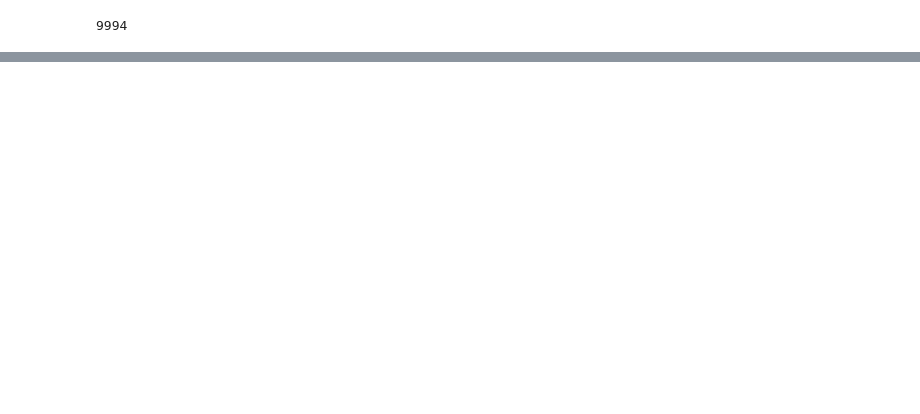
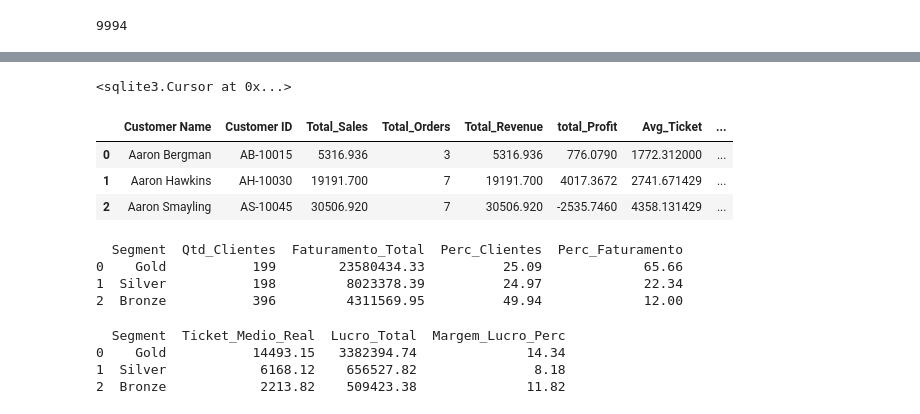
Before and after one commit to HyegoJarllys/DATA-PROJECT, a Jupyter notebook: sql-practice/Pipeline9.ipynb, the cells around one changed output, grey strips where cells are left out. Drawn from its saved outputs; the diff is of its cells as text; code cells hidden in the pictures; blank space fills up the shorter version.

```diff
--- a/sql-practice/Pipeline9.ipynb
+++ b/sql-practice/Pipeline9.ipynb
@@ -331,0 +300,69 @@ Name: sum, dtype: float64
+# %%
+#agora vamos criar a segmentação de clientes com base na receita total
+query = '''
+create view customer_segment as
+select *,
+       case
+           when Total_Revenue >= 57484 then 'Gold'
+           when Total_Revenue >= 27018 then 'Silver'
+           else 'Bronze'
+       end as Segment
+from customer_agg
+'''
+conn.execute(query)
+# %% [output]
+<sqlite3.Cursor at 0x...>
+# %%
+# Criando a view customer_segment com a segmentação baseada na receita total
+query='''
+select *
+from customer_segment
+'''
+customer_segment = pd.read_sql(query, conn)
+customer_segment.head(3)
+# %% [output]
+|  | Customer Name | Customer ID | Total_Sales | Total_Orders | Total_Revenue | total_Profit | Avg_Ticket | ... |
+| 0 | Aaron Bergman | AB-10015 | 5316.936 | 3 | 5316.936 | 776.0790 | 1772.312000 | ... |
+| 1 | Aaron Hawkins | AH-10030 | 19191.700 | 7 | 19191.700 | 4017.3672 | 2741.671429 | ... |
+| 2 | Aaron Smayling | AS-10045 | 30506.920 | 7 | 30506.920 | -2535.7460 | 4358.131429 | ... |
+# %%
+#visão de Pareto para entender a concentração de receita por segmento
+query_pareto = '''
+SELECT
+    Segment,
+    COUNT(*) AS Qtd_Clientes,
+    ROUND(SUM(Total_Revenue), 2) AS Faturamento_Total,
+    ROUND(CAST(COUNT(*) AS FLOAT) / (SELECT COUNT(*) FROM customer_segment) * 100, 2) AS Perc_Clientes,
+    ROUND(SUM(Total_Revenue) / (SELECT SUM(Total_Revenue) FROM customer_segment) * 100, 2) AS Perc_Faturamento
+FROM customer_segment
+GROUP BY Segment
+ORDER BY Faturamento_Total DESC
+'''
+
+df_pareto = pd.read_sql(query_pareto, conn)
+print(df_pareto)
+# %% [output]
+  Segment  Qtd_Clientes  Faturamento_Total  Perc_Clientes  Perc_Faturamento
+0    Gold           199        23580434.33          25.09             65.66
+1  Silver           198         8023378.39          24.97             22.34
+2  Bronze           396         4311569.95          49.94             12.00
+# %%
+# Análise do ticket médio, lucro total e margem de lucro por segmento
+query_financeiro = '''
+SELECT
+    Segment,
+    ROUND(AVG(Avg_Ticket), 2) AS Ticket_Medio_Real,
+    ROUND(SUM(total_Profit), 2) AS Lucro_Total,
+    ROUND((SUM(total_Profit) / SUM(Total_Revenue)) * 100, 2) AS Margem_Lucro_Perc
+FROM customer_segment
+GROUP BY Segment
+ORDER BY Ticket_Medio_Real DESC
+'''
+
+df_financeiro = pd.read_sql(query_financeiro, conn)
+print(df_financeiro)
+# %% [output]
+  Segment  Ticket_Medio_Real  Lucro_Total  Margem_Lucro_Perc
+0    Gold           14493.15   3382394.74              14.34
+1  Silver            6168.12    656527.82               8.18
+2  Bronze            2213.82    509423.38              11.82
```
Also changed, not shown: parts of 21 cells of this notebook, 3 other files.
